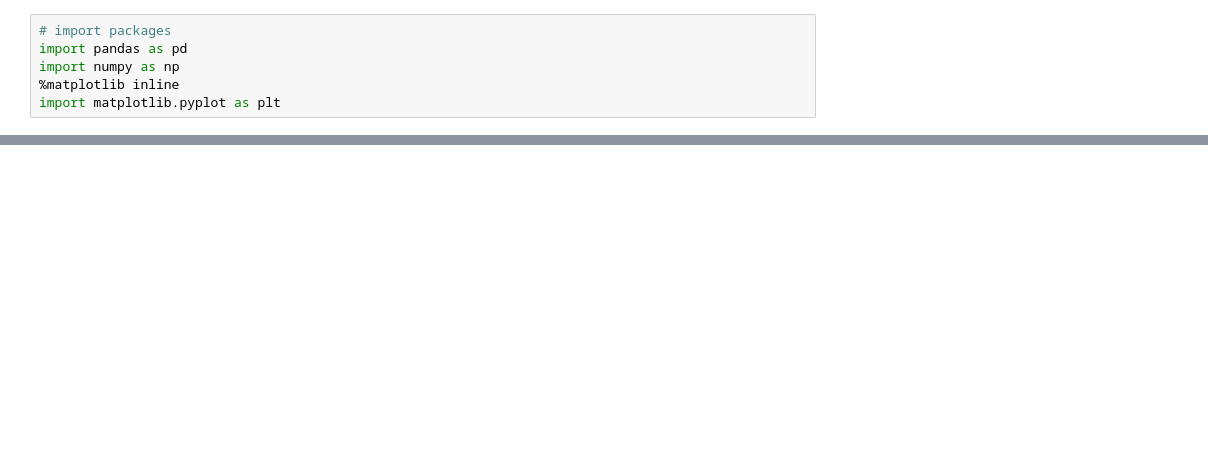
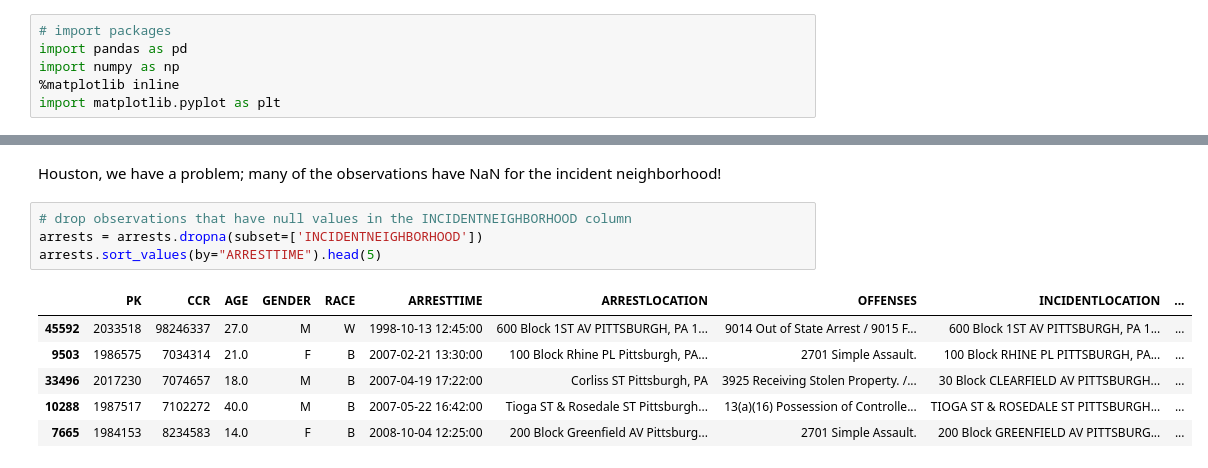
Before and after one commit to vrr11/CMPINF0010-Final-Project, a Jupyter notebook: Vivek.ipynb, the cells around one changed output, grey strips where cells are left out. Drawn from its saved outputs; the diff is of its cells as text; blank space fills up the shorter version.

```diff
--- a/Vivek.ipynb
+++ b/Vivek.ipynb
@@ -21,0 +22,13 @@ arrests.head(5)
+# %% [markdown]
+Houston, we have a problem; many of the observations have NaN for the incident neighborhood!
+# %%
+# drop observations that have null values in the INCIDENTNEIGHBORHOOD column
+arrests = arrests.dropna(subset=['INCIDENTNEIGHBORHOOD'])
+arrests.sort_values(by="ARRESTTIME").head(5)
+# %% [output]
+|  | PK | CCR | AGE | GENDER | RACE | ARRESTTIME | ARRESTLOCATION | OFFENSES | INCIDENTLOCATION | ... |
+| 45592 | 2033518 | 98246337 | 27.0 | M | W | 1998-10-13 12:45:00 | 600 Block 1ST AV PITTSBURGH, PA 1... | 9014 Out of State Arrest / 9015 F... | 600 Block 1ST AV PITTSBURGH, PA 1... | ... |
+| 9503 | 1986575 | 7034314 | 21.0 | F | B | 2007-02-21 13:30:00 | 100 Block Rhine PL Pittsburgh, PA... | 2701 Simple Assault. | 100 Block RHINE PL PITTSBURGH, PA... | ... |
+| 33496 | 2017230 | 7074657 | 18.0 | M | B | 2007-04-19 17:22:00 | Corliss ST Pittsburgh, PA | 3925 Receiving Stolen Property. /... | 30 Block CLEARFIELD AV PITTSBURGH... | ... |
+| 10288 | 1987517 | 7102272 | 40.0 | M | B | 2007-05-22 16:42:00 | Tioga ST & Rosedale ST Pittsburgh... | 13(a)(16) Possession of Controlle... | TIOGA ST & ROSEDALE ST PITTSBURGH... | ... |
+| 7665 | 1984153 | 8234583 | 14.0 | F | B | 2008-10-04 12:25:00 | 200 Block Greenfield AV Pittsburg... | 2701 Simple Assault. | 200 Block GREENFIELD AV PITTSBURG... | ... |
```
Also changed, not shown: parts of 7 cells of this notebook.
